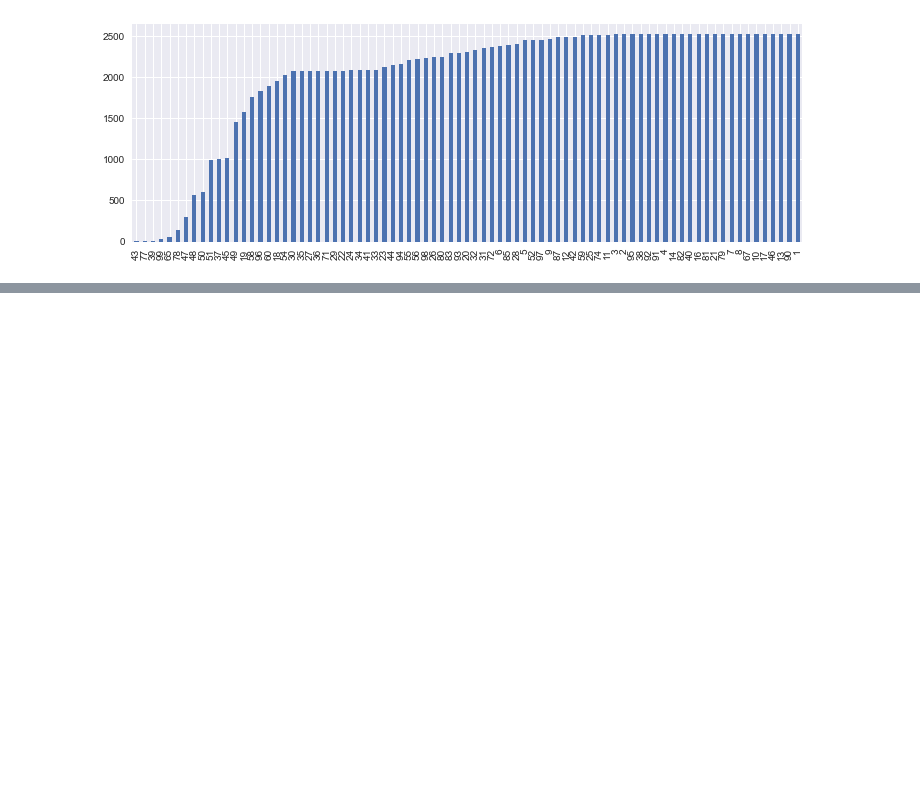
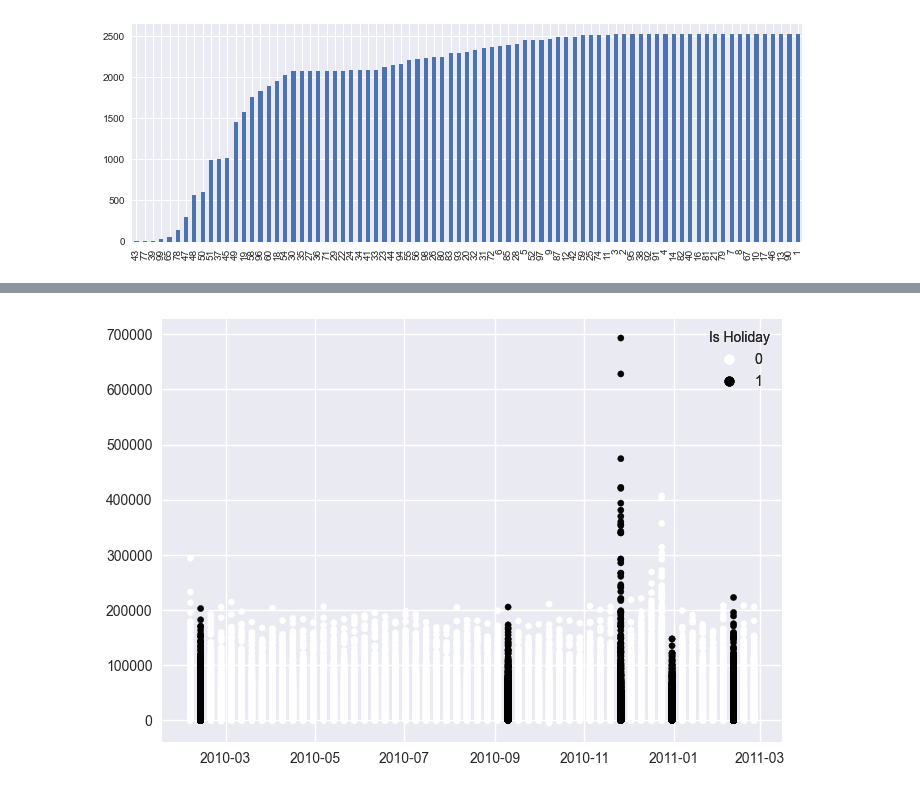
Before and after one commit to SandipSonawane/UIUC-STAT542-Statistical-Learning, a Jupyter notebook: Project 2- Walmart Store Sales Forcasting/EDA.ipynb, the cells around one changed output, grey strips where cells are left out. Cells and saved outputs as stored; diff of their text form; code cells hidden in the pictures; blank space fills up the shorter version.

```diff
--- a/Project 2- Walmart Store Sales Forcasting/EDA.ipynb
+++ b/Project 2- Walmart Store Sales Forcasting/EDA.ipynb
@@ -72,0 +88,13 @@ profile
+# %%
+plt.style.use('seaborn')
+fig, ax = plt.subplots()
+
+scatter = ax.scatter(train_ini.Date, train_ini.Weekly_Sales, s=20, c=train_ini.IsHoliday, alpha=1)
+
+# produce a legend with the unique colors from the scatter
+legend1 = ax.legend(*scatter.legend_elements(),
+                    title="Is Holiday")
+ax.add_artist(legend1)
+plt.show()
+# %% [output]
+[figure, added]
```
Also changed, not shown: parts of 8 cells of this notebook.
